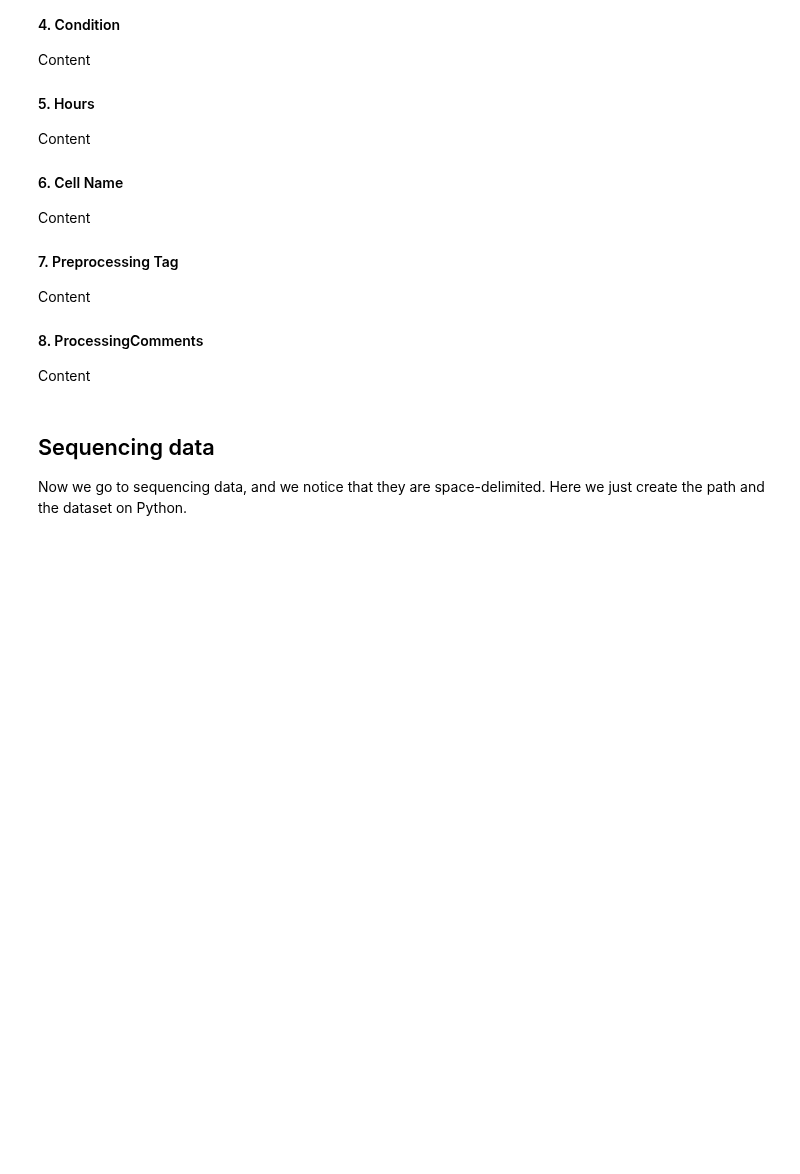
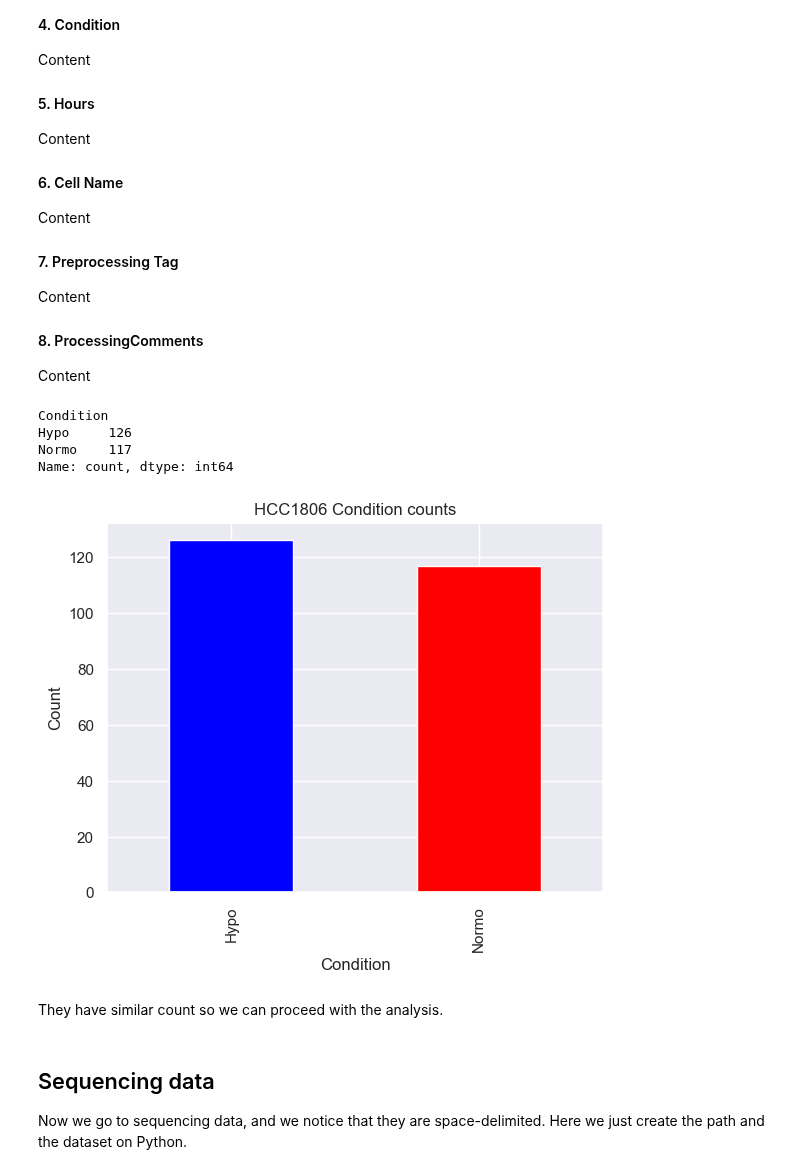
Before and after one commit to eghirardo/ai_lab, a Jupyter notebook: 1. HCC1806_dataprocessing.ipynb, the cells around one changed output. Drawn from its saved outputs; the diff is of its cells as text; code cells hidden in the pictures; blank space fills up the shorter version.

Commit message:
added value counts

```diff
--- a/1. HCC1806_dataprocessing.ipynb
+++ b/1. HCC1806_dataprocessing.ipynb
@@ -153,6 +153,26 @@ For every row, we have a single observation from an experiment, and of course in
 
 #### 8. ProcessingComments
   Content
+# %%
+# before starting the analysis of seqdata we check the counts for Norm or Hypo
+# in the column 'Condition' for both the datasets count the number of Norm and Hypo
+counts = df_metaH['Condition'].value_counts()
+# Histogram of the counts
+print(counts)
+# Plot the histogram with two columns for each condition
+counts.plot(kind='bar', color=['blue', 'red'])
+plt.title('HCC1806 Condition counts')
+plt.xlabel('Condition')
+plt.ylabel('Count')
+plt.show()
+# %% [output]
+Condition
+Hypo     126
+Normo    117
+Name: count, dtype: int64
+[figure, added]
+# %% [markdown]
+They have similar count so we can proceed with the analysis.
 # %% [markdown]
 ## Sequencing data
 
```
Also changed, not shown: 1 other file.
